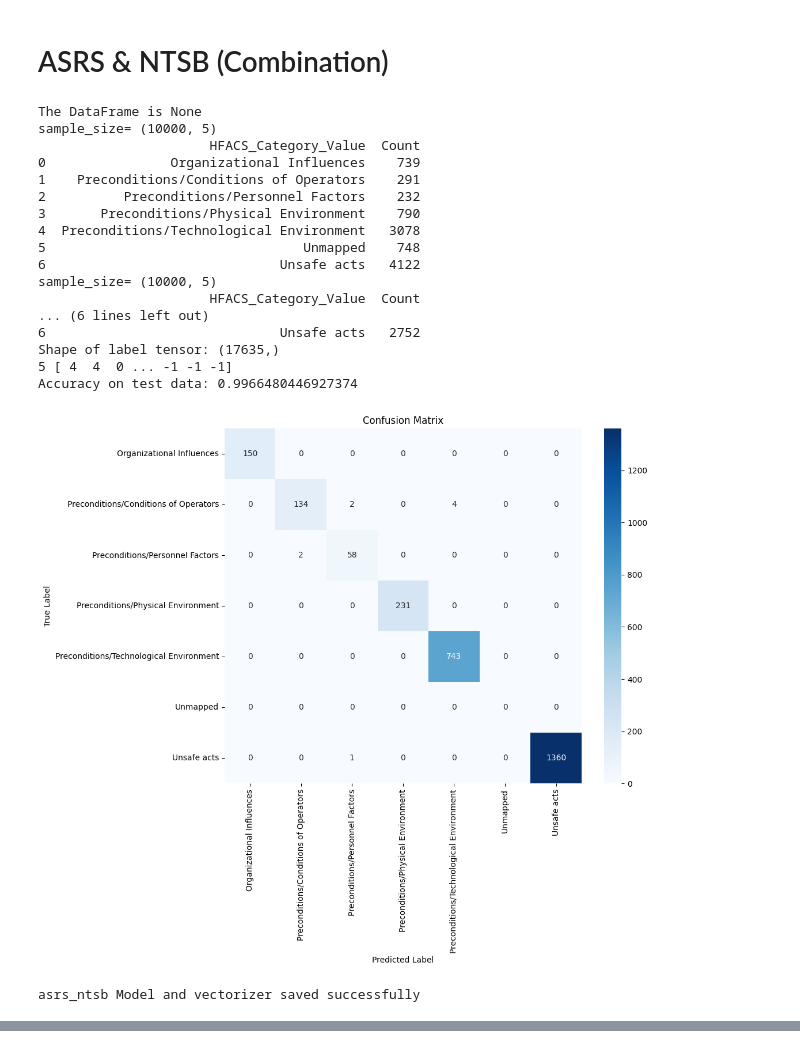
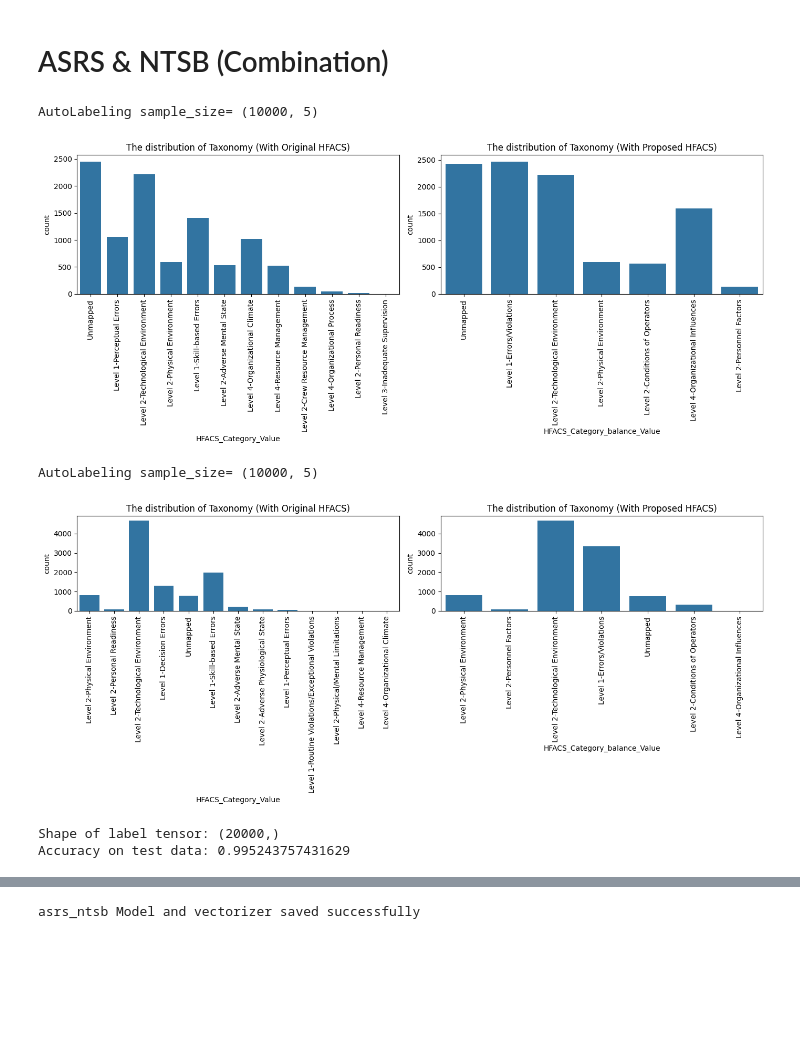
Before and after one commit to lasalasa/ASTAPM_Model, a Jupyter notebook: notebooks/notebook_main.ipynb, the cells around one changed output, grey strips where cells are left out. Saved outputs shown, nothing was run; the diff lists cells and outputs as text; code cells hidden in the pictures; blank space fills up the shorter version.

```diff
--- a/notebooks/notebook_main.ipynb
+++ b/notebooks/notebook_main.ipynb
@@ -232,42 +303,15 @@ weighted avg       0.16      0.40      0.23       105
 # ASRS & NTSB (Combination)
 # %%
 # 01. Manual Labeling with specific sample
-asrs_ntsb_modelLS = ModelLS(None, 'asrs_ntsb', 10000, options=options)
+asrs_df = CoreUtils.get_data('asrs', from_year=2000, to_year=2024)
+ntsb_df = CoreUtils.get_data('ntsb', from_year=2000, to_year=2024)
+
+asrs_ntsb_modelLS = ModelLS({'asrs': asrs_df, 'ntsb': ntsb_df}, 'asrs_ntsb', 10000, options=options)
 asrs_ntsb_modelLS.train()
-
-
-# asrs_df_tail = asrs_df.tail(15000)
-# ntsb_df_tail = ntsb_df.tail(15000)
-# asrs_ntsb_df_tail = pd.concat([asrs_df_tail, ntsb_df_tail], axis=0).reset_index(drop=True)
-# asrs_ntsb_df_tail.isnull().sum()
-
-# 04. Apply it new data get predicting label
-# ntsb_predicted_data = predict_LS(asrs_ntsb_df_tail, 'asrs_ntsb')
-# asrs_ntsb_predicted_data = ModelLS.predict(asrs_ntsb_df_tail)
-
-# # model_data = labeled_data[labeled_data['HFACS_Category_Value_Predict'] != 'Unmapped'].copy()
-
-# 05. Show Lablel distribution
-# show_label(ntsb_predicted_data, 'HFACS_Category_Value_Predict')
-# # ntsb_predicted_data.to_csv('data_ntsb_sample_with_label.csv')
-# asrs_ntsb_predicted_data
 # %% [output]
-The DataFrame is None
-sample_size= (10000, 5)
-                      HFACS_Category_Value  Count
-0                Organizational Influences    739
-1    Preconditions/Conditions of Operators    291
-2          Preconditions/Personnel Factors    232
-3       Preconditions/Physical Environment    790
-4  Preconditions/Technological Environment   3078
-5                                 Unmapped    748
-6                              Unsafe acts   4122
-sample_size= (10000, 5)
-                      HFACS_Category_Value  Count
-... (6 lines left out)
-6                              Unsafe acts   2752
-Shape of label tensor: (17635,)
-5 [ 4  4  0 ... -1 -1 -1]
-Accuracy on test data: 0.9966480446927374
+AutoLabeling sample_size= (10000, 5)
-[figure, old version]
+[figure, new version]
-asrs_ntsb Model and vectorizer saved successfully
+AutoLabeling sample_size= (10000, 5)
+[figure, added]
+Shape of label tensor: (20000,)
+Accuracy on test data: 0.995243757431629
@@ -274 +319,2 @@ asrs_ntsb Model and vectorizer saved successfully
+asrs_ntsb Model and vectorizer saved successfully
 # %%
```
Also changed, not shown: parts of 9 cells of this notebook, 15 other files.
